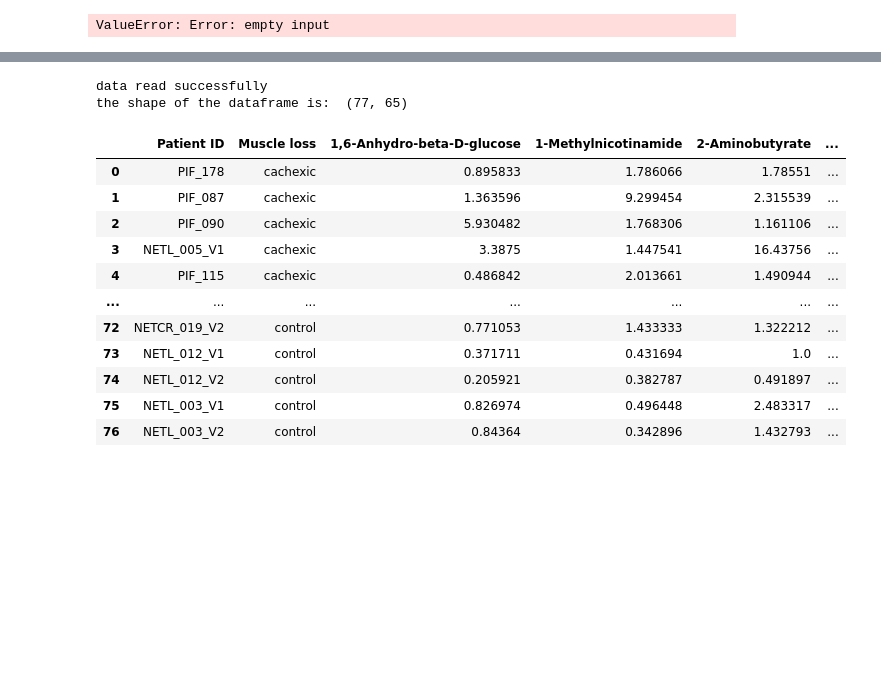
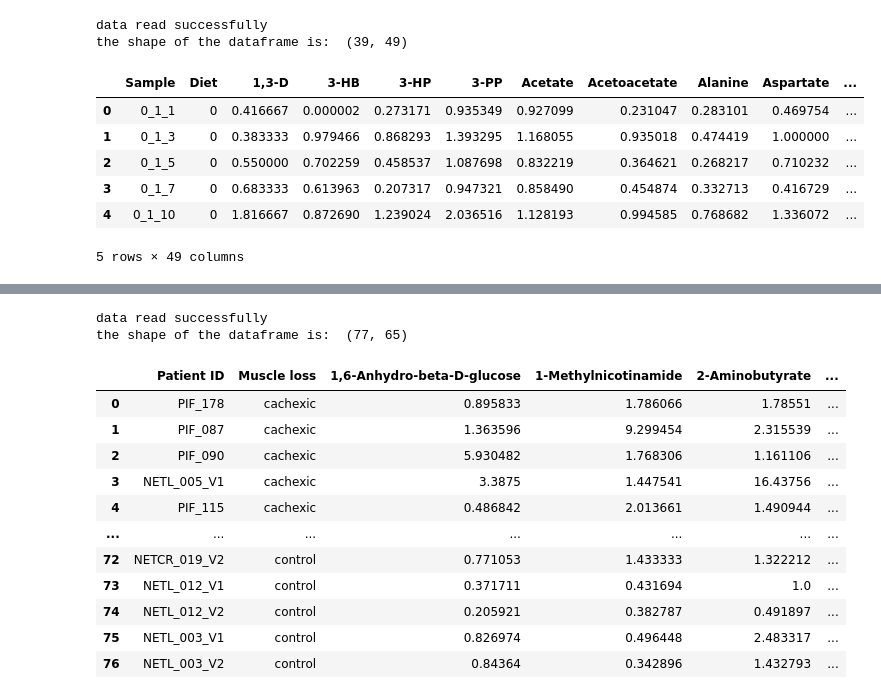
Before and after one commit to SpicyChicken6/Common_metabolomics-data-analysis_tasks, a Jupyter notebook: metabolomics_analysis_tools/notebook/test1.ipynb, the cells around one changed output, grey strips where cells are left out. Cells and saved outputs as stored; diff of their text form; code cells hidden in the pictures; blank space fills up the shorter version.

```diff
--- a/metabolomics_analysis_tools/notebook/test1.ipynb
+++ b/metabolomics_analysis_tools/notebook/test1.ipynb
@@ -8,8 +8,3 @@ from metabolomics_analysis_tools.stats_analyses import analyses as an
 import metabolomics_analysis_tools.data_preprocessing.scaling as sl
 
 import metabolomics_analysis_tools.data_preprocessing.data_check as dc
-# %%
-input_data = ""
-dr.read_data_file(file_path=input_data)
-# %% [output]
-ValueError: Error: empty input
@@ -15,0 +72,15 @@ ValueError: Error: empty input
+# %%
+df=dr.read_data_file(file_path='resources/test_dataset/cow_diet.csv')
+df = df.replace(0, 0.0001)
+normalized_data=dn.normalize_by_median(df)
+normalized_data.head()
+# %% [output]
+data read successfully
+the shape of the dataframe is:  (39, 49)
+|  | Sample | Diet | 1,3-D | 3-HB | 3-HP | 3-PP | Acetate | Acetoacetate | Alanine | Aspartate | ... |
+| 0 | 0_1_1 | 0 | 0.416667 | 0.000002 | 0.273171 | 0.935349 | 0.927099 | 0.231047 | 0.283101 | 0.469754 | ... |
+| 1 | 0_1_3 | 0 | 0.383333 | 0.979466 | 0.868293 | 1.393295 | 1.168055 | 0.935018 | 0.474419 | 1.000000 | ... |
+| 2 | 0_1_5 | 0 | 0.550000 | 0.702259 | 0.458537 | 1.087698 | 0.832219 | 0.364621 | 0.268217 | 0.710232 | ... |
+| 3 | 0_1_7 | 0 | 0.683333 | 0.613963 | 0.207317 | 0.947321 | 0.858490 | 0.454874 | 0.332713 | 0.416729 | ... |
+| 4 | 0_1_10 | 0 | 1.816667 | 0.872690 | 1.239024 | 2.036516 | 1.128193 | 0.994585 | 0.768682 | 1.336072 | ... |
+5 rows × 49 columns
```
Also changed, not shown: parts of 6 cells of this notebook, 23 other files.
